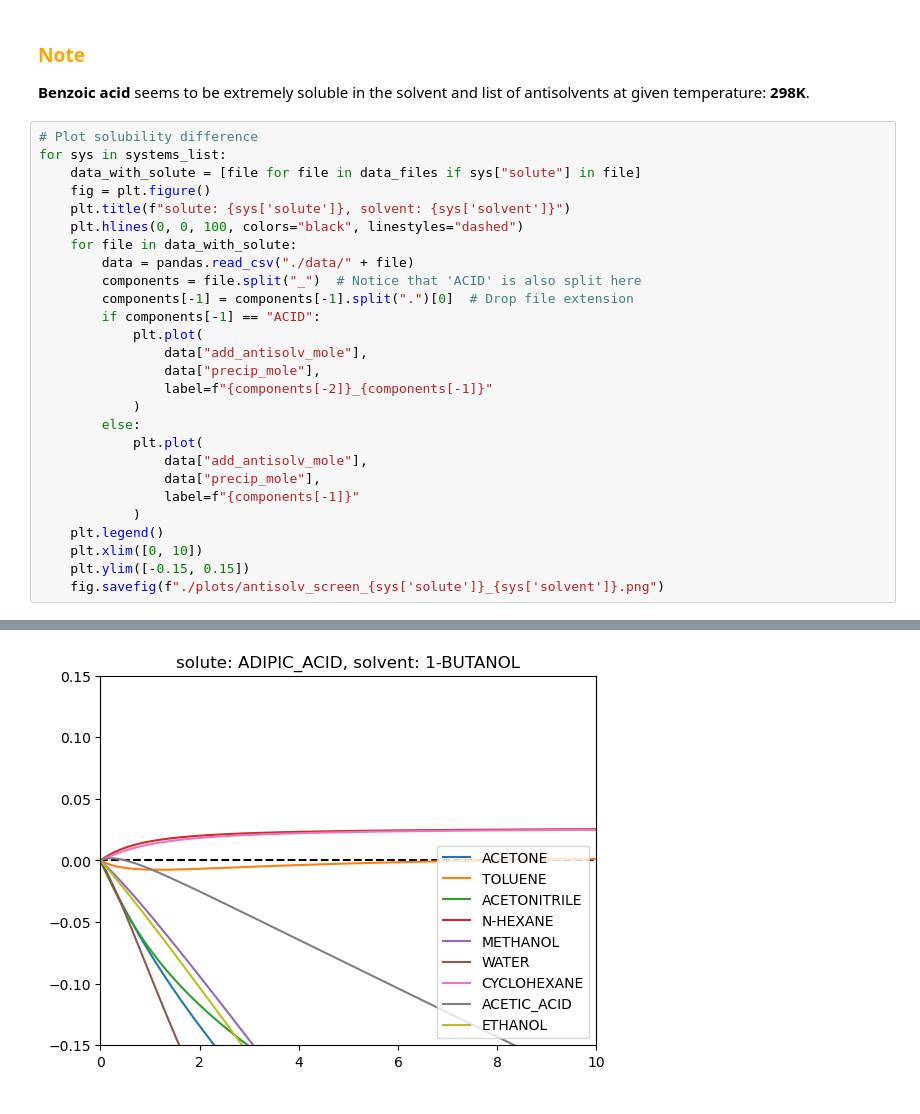
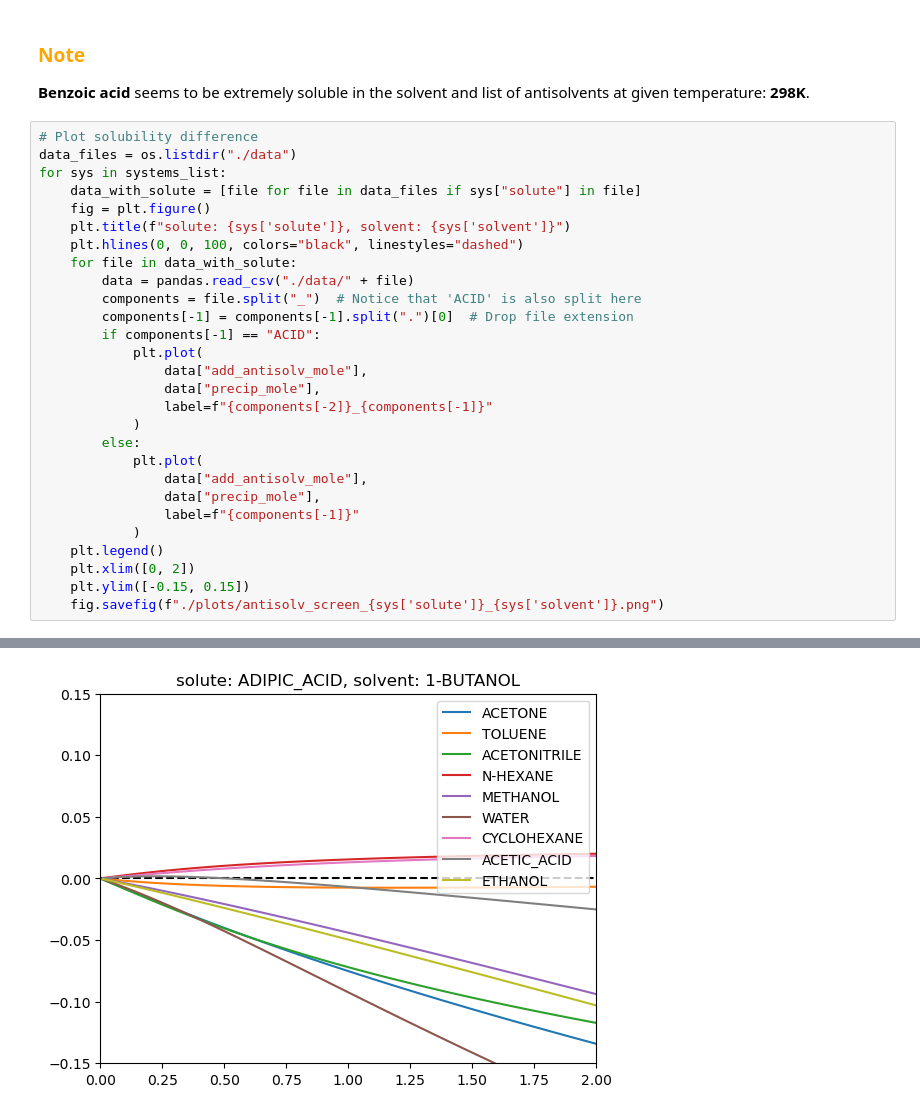
Before and after one commit to HyuntaeKR/drowning-out, a Jupyter notebook: backup_experiment/calculate.ipynb, the cells around one changed output, grey strips where cells are left out. Saved outputs shown, nothing was run; the diff lists cells and outputs as text.

Commit message:
Edit x axis of plots

```diff
--- a/backup_experiment/calculate.ipynb
+++ b/backup_experiment/calculate.ipynb
@@ -89,6 +89,7 @@ for sys in systems_list:
 **Benzoic acid** seems to be extremely soluble in the solvent and list of antisolvents at given temperature: **298K**.
 # %%
 # Plot solubility difference
+data_files = os.listdir("./data")
 for sys in systems_list:
     data_with_solute = [file for file in data_files if sys["solute"] in file]
     fig = plt.figure()
@@ -111,7 +112,7 @@ for sys in systems_list:
                 label=f"{components[-1]}"
             )
     plt.legend()
-    plt.xlim([0, 10])
+    plt.xlim([0, 2])
     plt.ylim([-0.15, 0.15])
     fig.savefig(f"./plots/antisolv_screen_{sys['solute']}_{sys['solvent']}.png")
 # %% [output]
@@ -119 +120 @@ for sys in systems_list:
-[figure, old version]
+[figure, new version]
```
Also changed, not shown: parts of 1 cell of this notebook.
